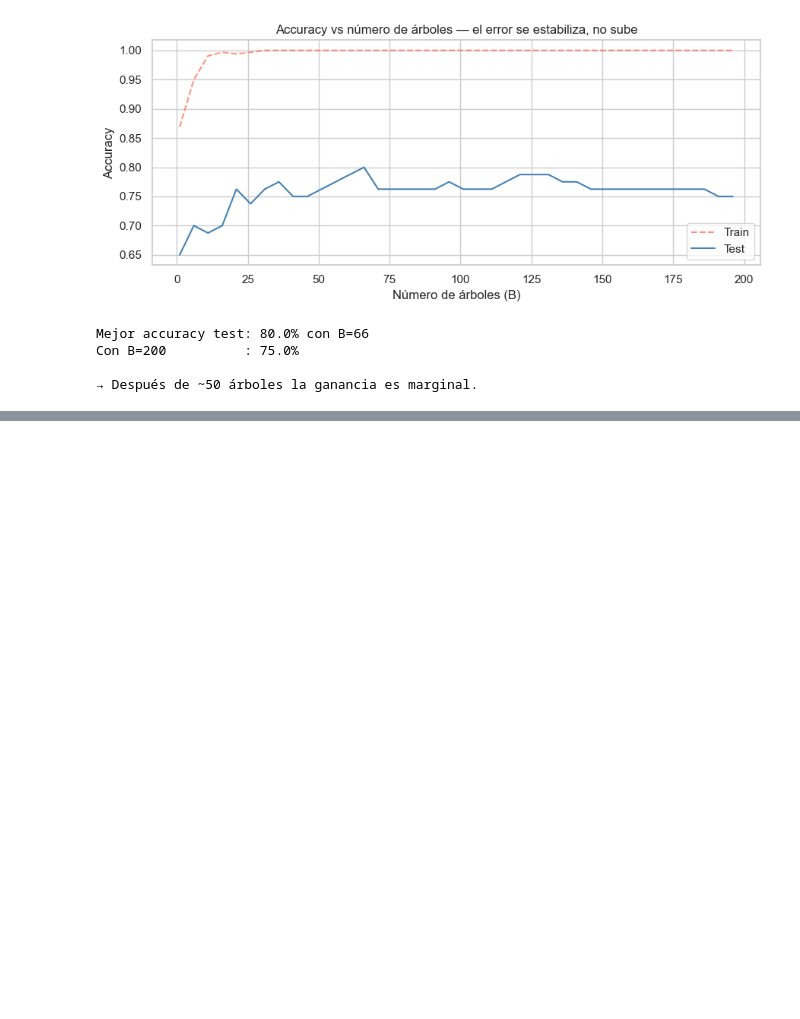
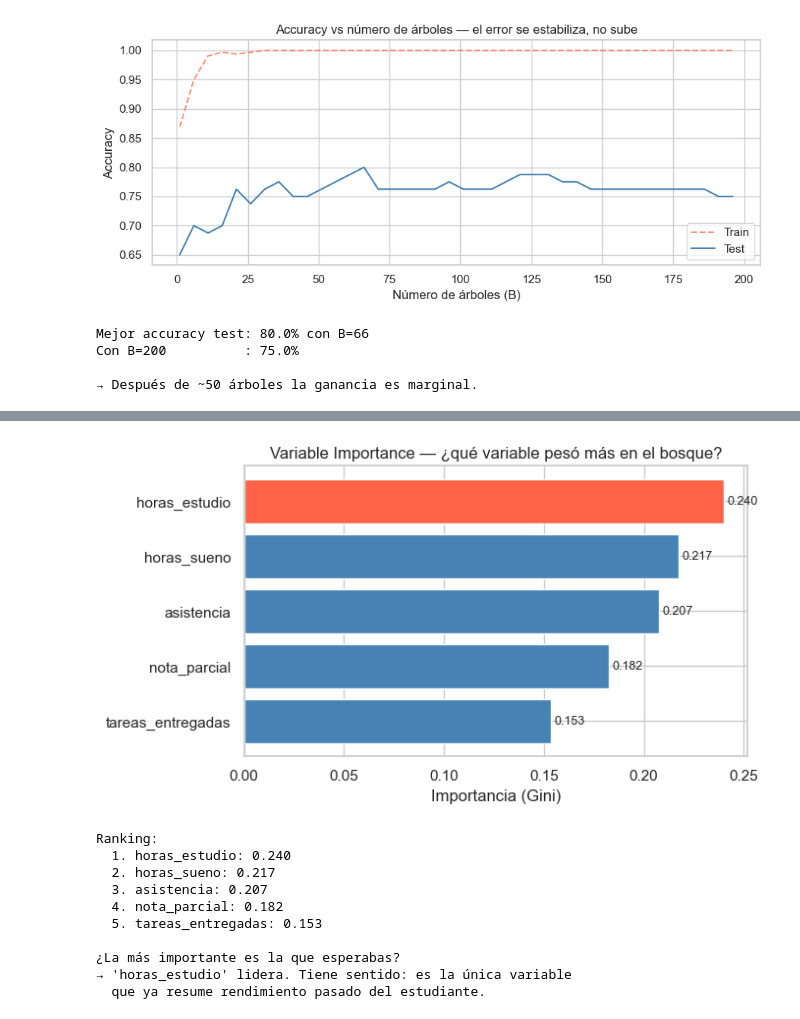
Before and after one commit to angelozdev/practical-statistics-for-data-analysis, a Jupyter notebook: notebooks/25-random-forest.ipynb, the cells around one changed output, grey strips where cells are left out. Drawn from its saved outputs; the diff is of its cells as text; code cells hidden in the pictures; blank space fills up the shorter version.

Commit message:
feat(nb-25): add section 5 - variable importance ranking

```diff
--- a/notebooks/25-random-forest.ipynb
+++ b/notebooks/25-random-forest.ipynb
@@ -305,0 +316,40 @@ Con B=200          : 75.0%
+# %%
+rf_final = RandomForestClassifier(
+    n_estimators=200,
+    max_features="sqrt",
+    random_state=42,
+    n_jobs=-1,
+)
+rf_final.fit(X_train, y_train)
+
+importancias = pd.Series(rf_final.feature_importances_, index=FEATURES).sort_values()
+
+fig, ax = plt.subplots(figsize=(7, 4))
+colores = ["steelblue" if v < importancias.max() else "tomato" for v in importancias]
+ax.barh(importancias.index, importancias.values, color=colores)
+ax.set_xlabel("Importancia (Gini)")
+ax.set_title("Variable Importance — ¿qué variable pesó más en el bosque?")
+for i, v in enumerate(importancias.values):
+    ax.text(v + 0.002, i, f"{v:.3f}", va="center", fontsize=9)
+plt.tight_layout()
+plt.show()
+
+print("\nRanking:")
+for i, (feat, imp) in enumerate(importancias[::-1].items(), 1):
+    print(f"  {i}. {feat}: {imp:.3f}")
+
+print(f"\n¿La más importante es la que esperabas?")
+print(f"→ '{importancias.idxmax()}' lidera. Tiene sentido: es la única variable")
+print(f"  que ya resume rendimiento pasado del estudiante.")
+# %% [output]
+[figure, added]
+Ranking:
+  1. horas_estudio: 0.240
+  2. horas_sueno: 0.217
+  3. asistencia: 0.207
+  4. nota_parcial: 0.182
+  5. tareas_entregadas: 0.153
+
+¿La más importante es la que esperabas?
+→ 'horas_estudio' lidera. Tiene sentido: es la única variable
+  que ya resume rendimiento pasado del estudiante.
```
Also changed, not shown: parts of 1 cell of this notebook.
